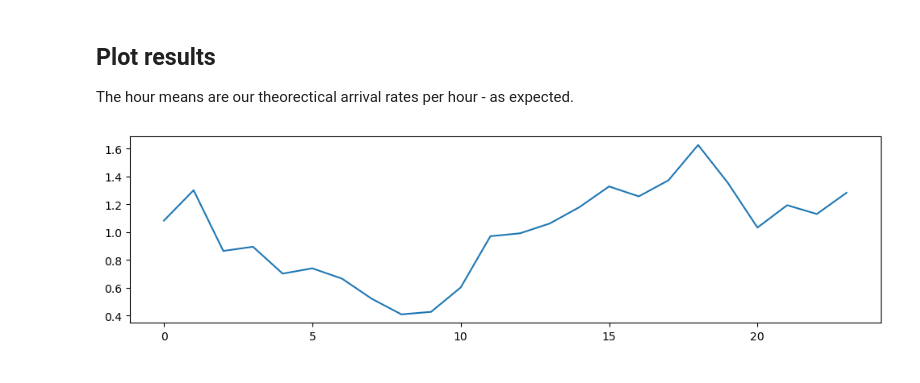
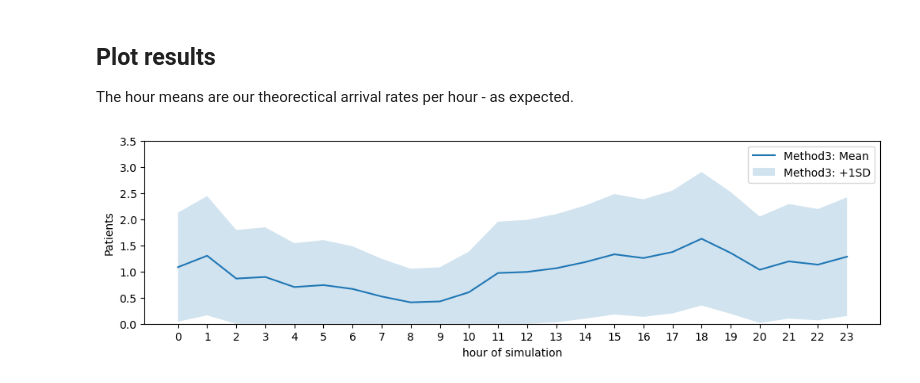
Before and after one commit to TomMonks/ccu_arrivals, a Jupyter notebook: notebooks/02_applied/01_method3_ccu.ipynb, the cells around one changed output. Saved outputs shown, nothing was run; the diff lists cells and outputs as text; code cells hidden in the pictures.

```diff
--- a/notebooks/02_applied/01_method3_ccu.ipynb
+++ b/notebooks/02_applied/01_method3_ccu.ipynb
@@ -106,14 +113,27 @@ The hour means are our theorectical arrival rates per hour - as expected.
 # %%
 # get hour means
 hour_means = np.asarray(samples).mean(axis=1)
+hour_sd = np.asarray(samples).std(axis=1)
+
+upper = hour_means + hour_sd
+lower = hour_means - hour_sd
+lower[lower < 0] = 0
+
+x_values = np.arange(0, ccu_arrival_profile_week.shape[0])
 
 # visualise
 fig = plt.figure(figsize=(12,3))
 ax = fig.add_subplot()
 
 # plot in this case returns a 2D line plot object
-_ = ax.plot(hour_means)
+_ = ax.plot(hour_means, label='Method3: Mean')
+_ = ax.fill_between(x_values, lower, upper, alpha=0.2, label='Method3: +1SD')
+_ = ax.set_ylim(0, 3.5)
+_ = plt.xticks(np.arange(0, ccu_arrival_profile_week.shape[0]))
+_ = ax.set_ylabel("Patients")
+_ = ax.set_xlabel("hour of simulation")
+_ = ax.legend()
 # %% [output]
-[figure, old version]
+[figure, new version]
 # %%
 pd.DataFrame(hour_means).to_csv("./ccu_method3.csv", index=False)
```
Also changed, not shown: parts of 1 cell of this notebook, 2 other files.
